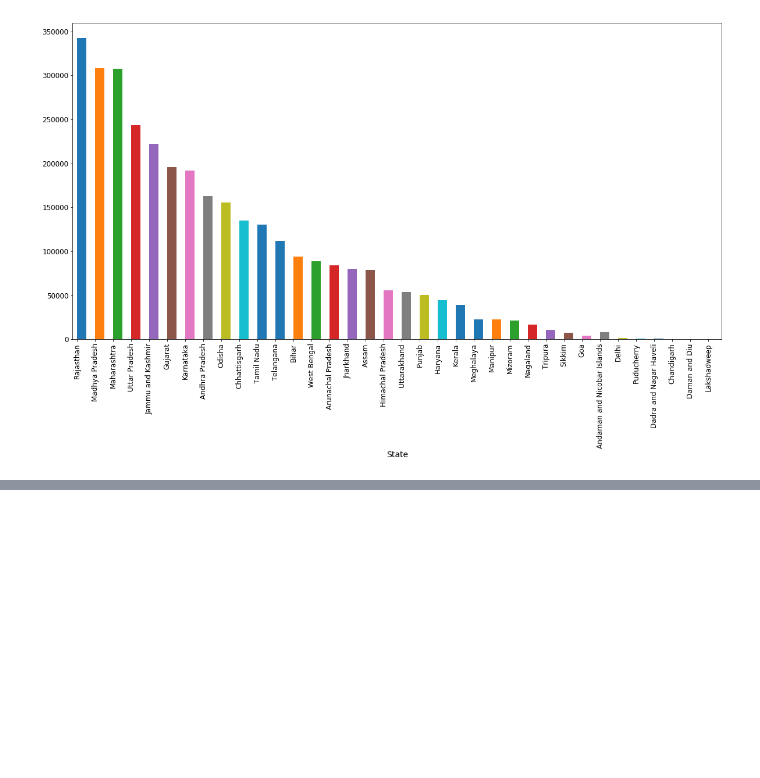
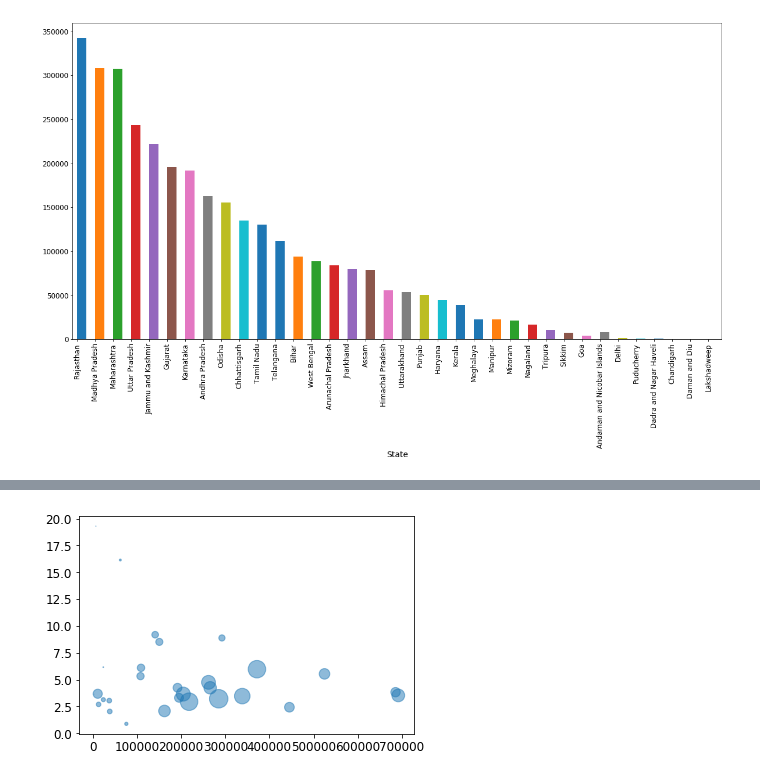
Before and after one commit to SiddalingeshaDS/Data-Incubator, a Jupyter notebook: District wise Rural vs Urban - Stats analysis.ipynb, the cells around one changed output, grey strips where cells are left out. Cells and saved outputs as stored; diff of their text form; code cells hidden in the pictures; blank space fills up the shorter version.

```diff
--- a/District wise Rural vs Urban - Stats analysis.ipynb
+++ b/District wise Rural vs Urban - Stats analysis.ipynb
@@ -433,0 +453,3 @@ Questions to be answered:
+# %%
+statewise_gdp_households_internet_rural = pd.read_csv('data/statewise_gdp_households_internet_rural.csv', index_col='State')
+statewise_gdp_households_internet_rural.head()
@@ -433,0 +464,14 @@ Questions to be answered:
+# %%
+%matplotlib inline
+import matplotlib.pyplot as plt
+import numpy as np
+
+x=statewise_gdp_households_internet_rural['Statewise Rural Households']
+y=statewise_gdp_households_internet_rural['Statewise Urban Households With Internet Pct']
+z=statewise_gdp_households_internet_rural['Area']
+
+# use the scatter function
+plt.scatter(x, y, s=z/ 1000, alpha=0.5)
+plt.show()
+# %% [output]
+[figure, added]
```
Also changed, not shown: parts of 6 cells of this notebook, 1 other file.
